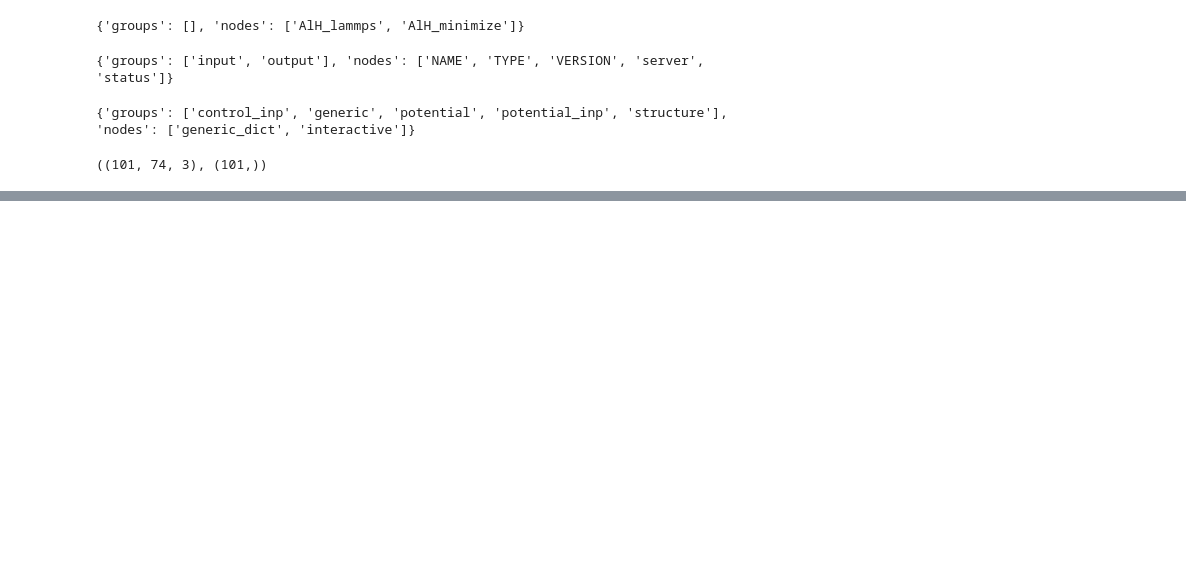
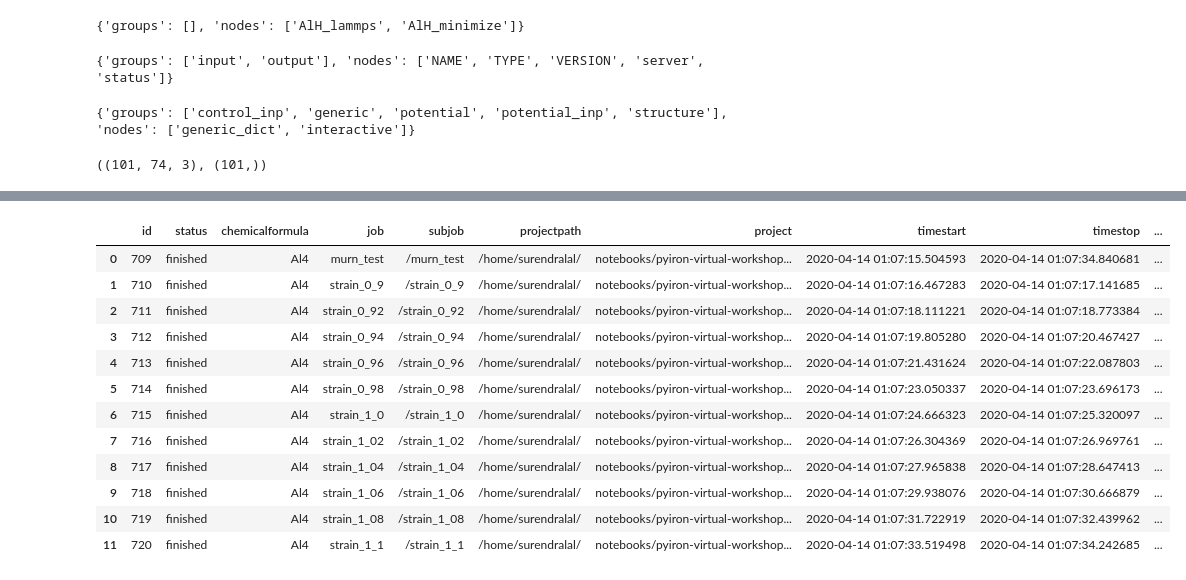
Before and after one commit to pyiron-workshop/pyiron-virtual-workshop-2020, a Jupyter notebook: tutorials/ex_1_introduction.ipynb, the cells around one changed output, grey strips where cells are left out. Cells and saved outputs as stored; diff of their text form; code cells hidden in the pictures; blank space fills up the shorter version.

```diff
--- a/tutorials/ex_1_introduction.ipynb
+++ b/tutorials/ex_1_introduction.ipynb
@@ -224,0 +303,16 @@ Hint: use for loops and calc_minimize
+# %%
+pr.job_table()
+# %% [output]
+|  | id | status | chemicalformula | job | subjob | projectpath | project | timestart | timestop | ... |
+| 0 | 709 | finished | Al4 | murn_test | /murn_test | /home/surendralal/ | notebooks/pyiron-virtual-workshop... | 2020-04-14 01:07:15.504593 | 2020-04-14 01:07:34.840681 | ... |
+| 1 | 710 | finished | Al4 | strain_0_9 | /strain_0_9 | /home/surendralal/ | notebooks/pyiron-virtual-workshop... | 2020-04-14 01:07:16.467283 | 2020-04-14 01:07:17.141685 | ... |
+| 2 | 711 | finished | Al4 | strain_0_92 | /strain_0_92 | /home/surendralal/ | notebooks/pyiron-virtual-workshop... | 2020-04-14 01:07:18.111221 | 2020-04-14 01:07:18.773384 | ... |
+| 3 | 712 | finished | Al4 | strain_0_94 | /strain_0_94 | /home/surendralal/ | notebooks/pyiron-virtual-workshop... | 2020-04-14 01:07:19.805280 | 2020-04-14 01:07:20.467427 | ... |
+| 4 | 713 | finished | Al4 | strain_0_96 | /strain_0_96 | /home/surendralal/ | notebooks/pyiron-virtual-workshop... | 2020-04-14 01:07:21.431624 | 2020-04-14 01:07:22.087803 | ... |
+| 5 | 714 | finished | Al4 | strain_0_98 | /strain_0_98 | /home/surendralal/ | notebooks/pyiron-virtual-workshop... | 2020-04-14 01:07:23.050337 | 2020-04-14 01:07:23.696173 | ... |
+| 6 | 715 | finished | Al4 | strain_1_0 | /strain_1_0 | /home/surendralal/ | notebooks/pyiron-virtual-workshop... | 2020-04-14 01:07:24.666323 | 2020-04-14 01:07:25.320097 | ... |
+| 7 | 716 | finished | Al4 | strain_1_02 | /strain_1_02 | /home/surendralal/ | notebooks/pyiron-virtual-workshop... | 2020-04-14 01:07:26.304369 | 2020-04-14 01:07:26.969761 | ... |
+| 8 | 717 | finished | Al4 | strain_1_04 | /strain_1_04 | /home/surendralal/ | notebooks/pyiron-virtual-workshop... | 2020-04-14 01:07:27.965838 | 2020-04-14 01:07:28.647413 | ... |
+| 9 | 718 | finished | Al4 | strain_1_06 | /strain_1_06 | /home/surendralal/ | notebooks/pyiron-virtual-workshop... | 2020-04-14 01:07:29.938076 | 2020-04-14 01:07:30.666879 | ... |
+| 10 | 719 | finished | Al4 | strain_1_08 | /strain_1_08 | /home/surendralal/ | notebooks/pyiron-virtual-workshop... | 2020-04-14 01:07:31.722919 | 2020-04-14 01:07:32.439962 | ... |
+| 11 | 720 | finished | Al4 | strain_1_1 | /strain_1_1 | /home/surendralal/ | notebooks/pyiron-virtual-workshop... | 2020-04-14 01:07:33.519498 | 2020-04-14 01:07:34.242685 | ... |
```
Also changed, not shown: parts of 35 cells of this notebook.
